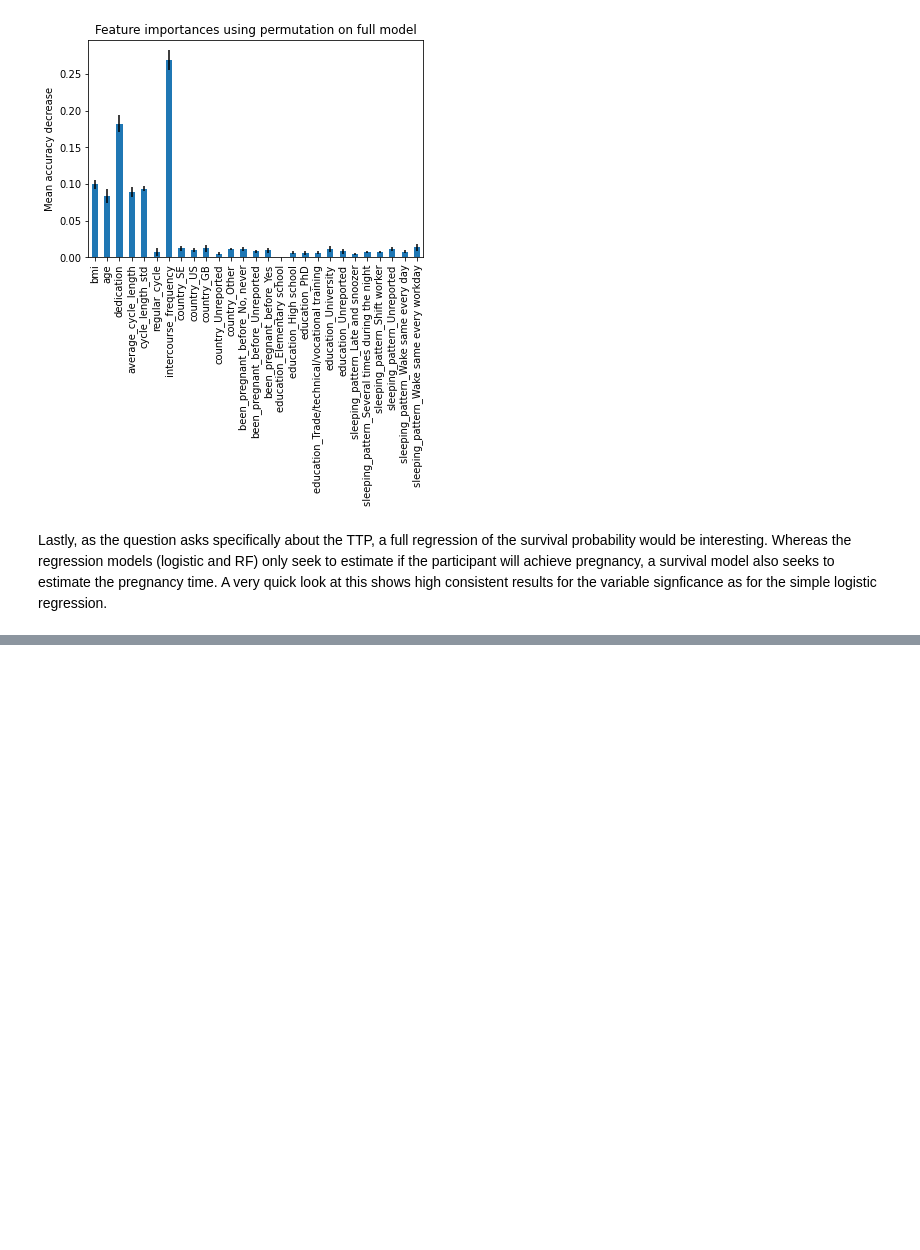
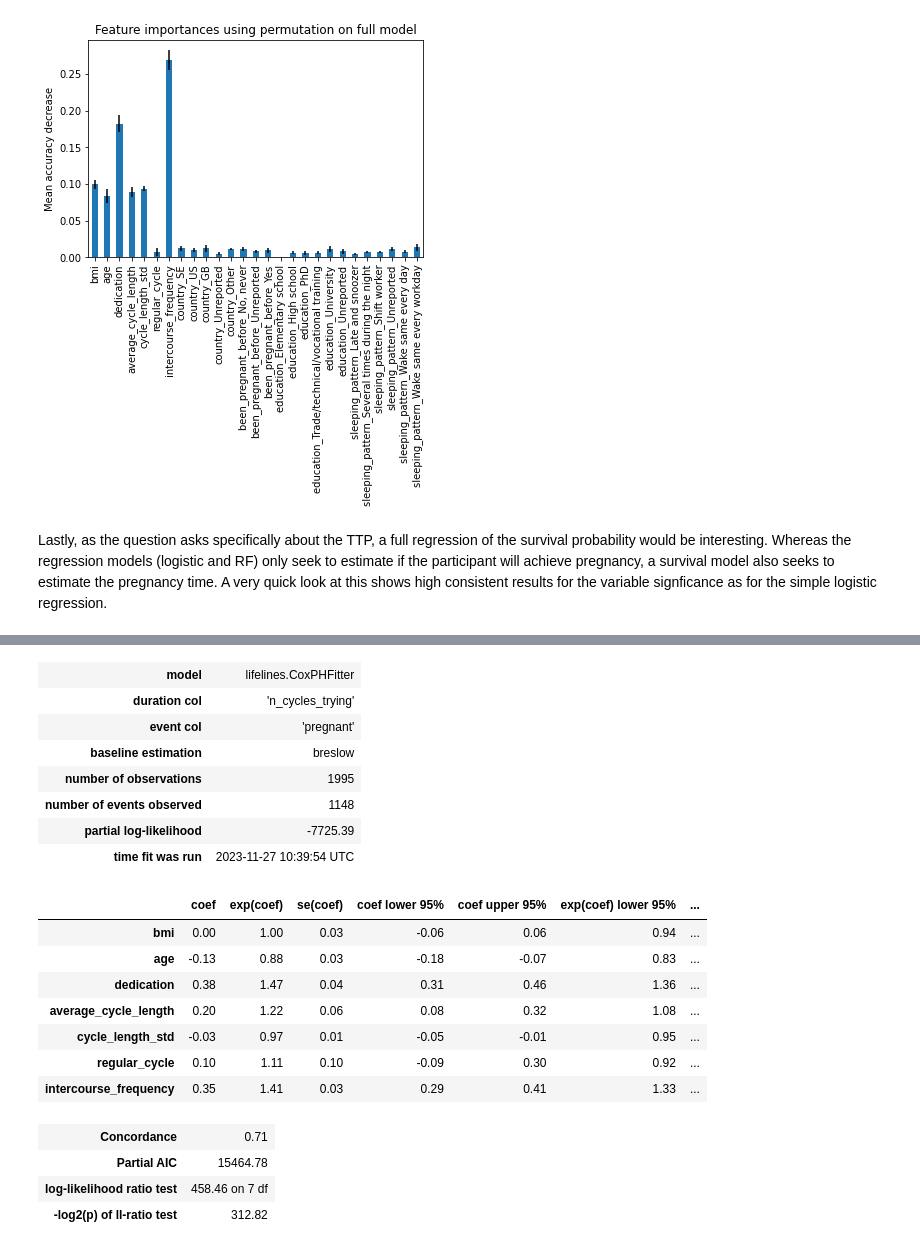
Before and after one commit to kdlong/NCA, a Jupyter notebook: importance_analysis.ipynb, the cells around one changed output, grey strips where cells are left out. Drawn from its saved outputs; the diff is of its cells as text; code cells hidden in the pictures; blank space fills up the shorter version.

```diff
--- a/importance_analysis.ipynb
+++ b/importance_analysis.ipynb
@@ -389,0 +410,27 @@ cph.print_summary()
+# %%
+df_onehot_min = pd.get_dummies(df_prune_min, drop_first="True")
+# Using Cox Proportional Hazards model
+cph = CoxPHFitter()
+cph.fit(df_onehot_min, 'n_cycles_trying', event_col='pregnant')
+cph.print_summary()
+# %% [output]
+| model | lifelines.CoxPHFitter |
+| duration col | 'n_cycles_trying' |
+| event col | 'pregnant' |
+| baseline estimation | breslow |
+| number of observations | 1995 |
+| number of events observed | 1148 |
+| partial log-likelihood | -7725.39 |
+| time fit was run | 2023-11-27 10:39:54 UTC |
+|  | coef | exp(coef) | se(coef) | coef lower 95% | coef upper 95% | exp(coef) lower 95% | ... |
+| bmi | 0.00 | 1.00 | 0.03 | -0.06 | 0.06 | 0.94 | ... |
+| age | -0.13 | 0.88 | 0.03 | -0.18 | -0.07 | 0.83 | ... |
+| dedication | 0.38 | 1.47 | 0.04 | 0.31 | 0.46 | 1.36 | ... |
+| average_cycle_length | 0.20 | 1.22 | 0.06 | 0.08 | 0.32 | 1.08 | ... |
+| cycle_length_std | -0.03 | 0.97 | 0.01 | -0.05 | -0.01 | 0.95 | ... |
+| regular_cycle | 0.10 | 1.11 | 0.10 | -0.09 | 0.30 | 0.92 | ... |
+| intercourse_frequency | 0.35 | 1.41 | 0.03 | 0.29 | 0.41 | 1.33 | ... |
+| Concordance | 0.71 |
+| Partial AIC | 15464.78 |
+| log-likelihood ratio test | 458.46 on 7 df |
+| -log2(p) of ll-ratio test | 312.82 |
```
Also changed, not shown: parts of 5 cells of this notebook.
